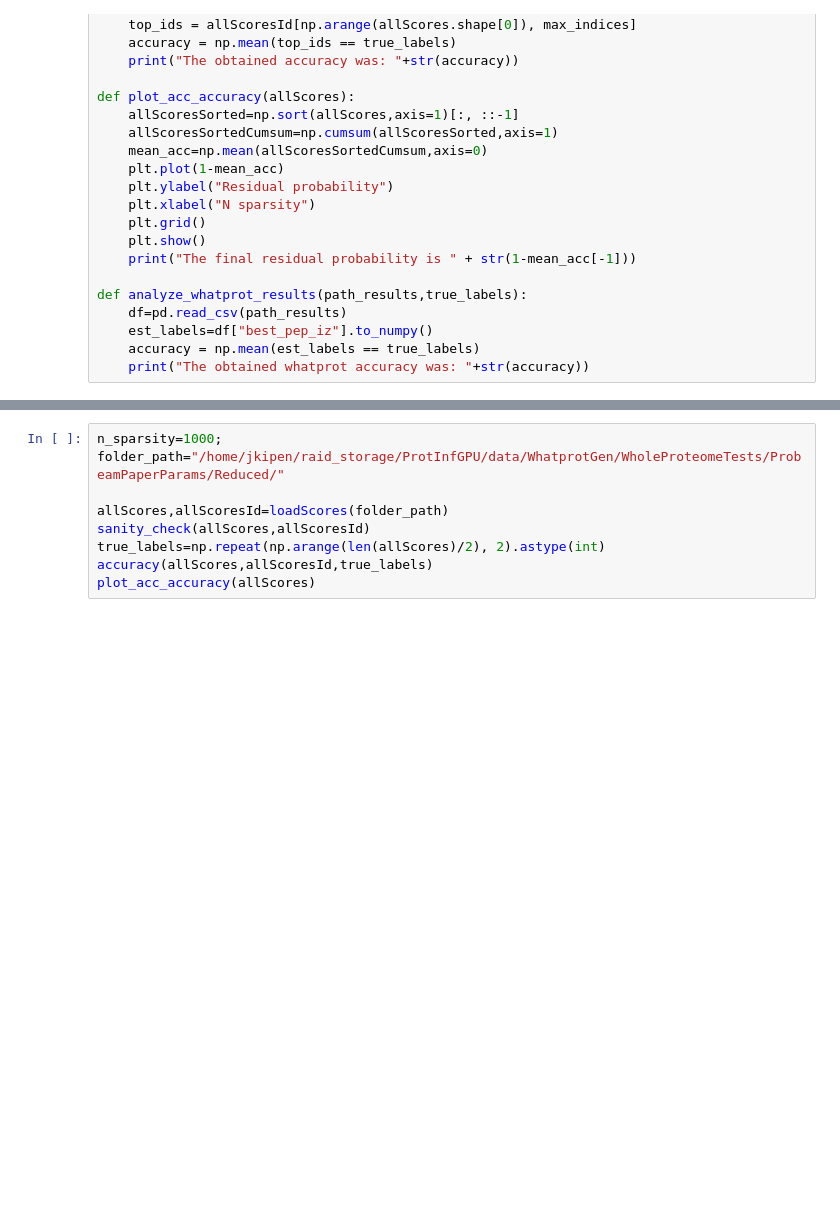
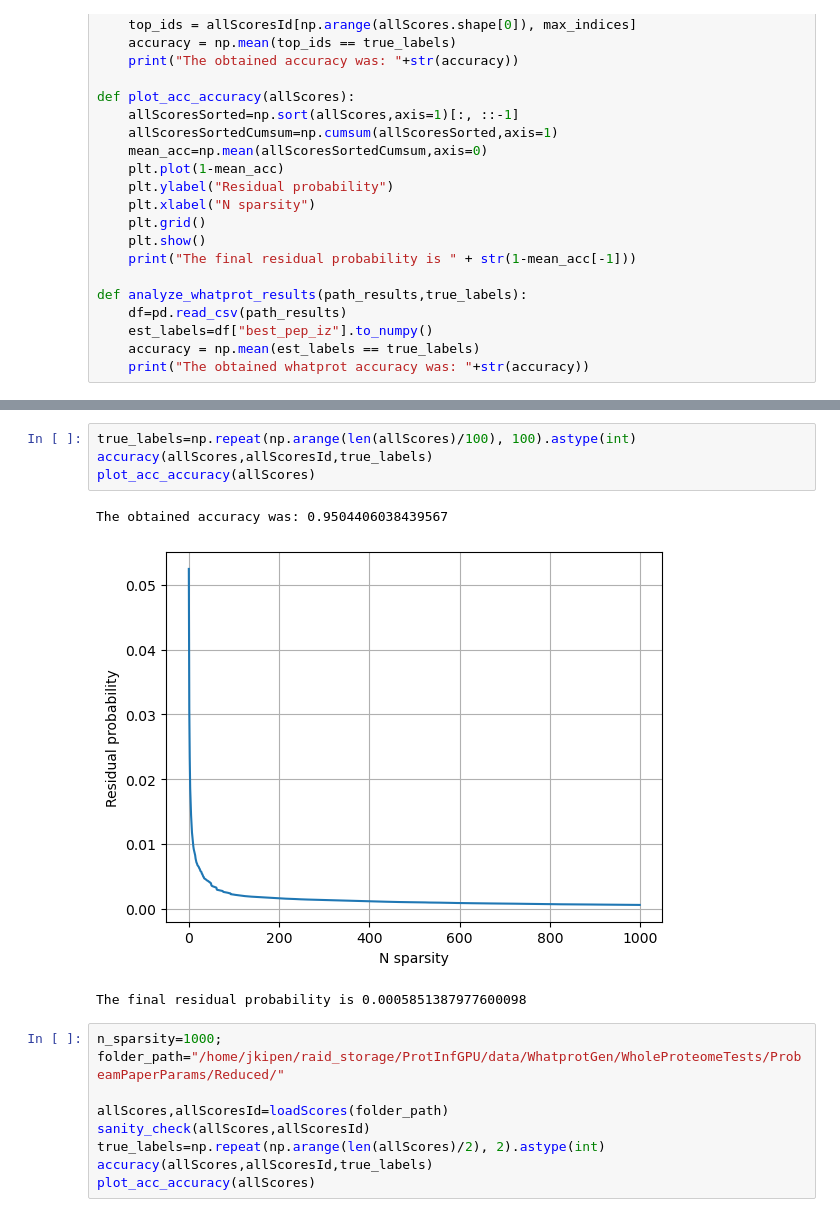
Before and after one commit to JavierKipen/ProtInfGPU, a Jupyter notebook: scripts/GenDatasets.ipynb, the cells around one changed output, grey strips where cells are left out. Drawn from its saved outputs; the diff is of its cells as text; blank space fills up the shorter version.

```diff
--- a/scripts/GenDatasets.ipynb
+++ b/scripts/GenDatasets.ipynb
@@ -276,3 +307,11 @@ The final residual probability is 0.012877464294433594
+# %%
+true_labels=np.repeat(np.arange(len(allScores)/100), 100).astype(int)
+accuracy(allScores,allScoresId,true_labels)
+plot_acc_accuracy(allScores)
+# %% [output]
+The obtained accuracy was: 0.9504406038439567
+[figure, added]
+The final residual probability is 0.0005851387977600098
 # %%
 n_sparsity=1000;
 folder_path="/home/jkipen/raid_storage/ProtInfGPU/data/WhatprotGen/WholeProteomeTests/ProbeamPaperParams/Reduced/"
```
Also changed, not shown: parts of 16 cells of this notebook, 12 other files.
